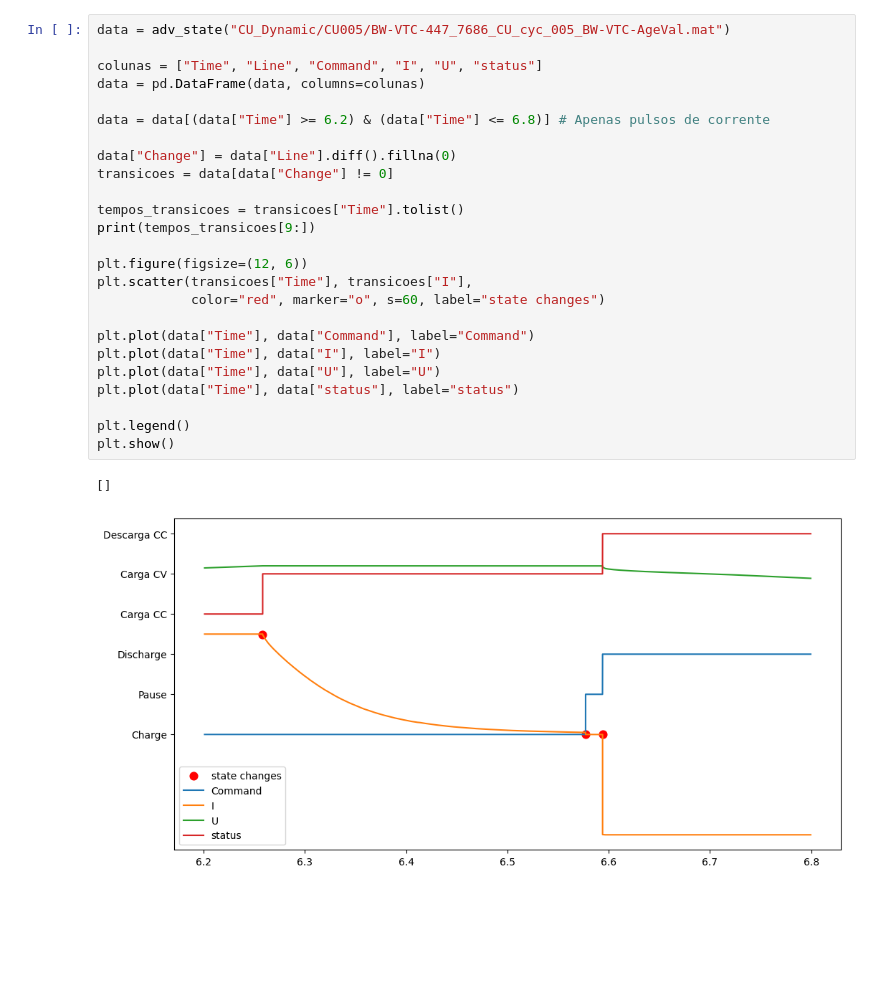
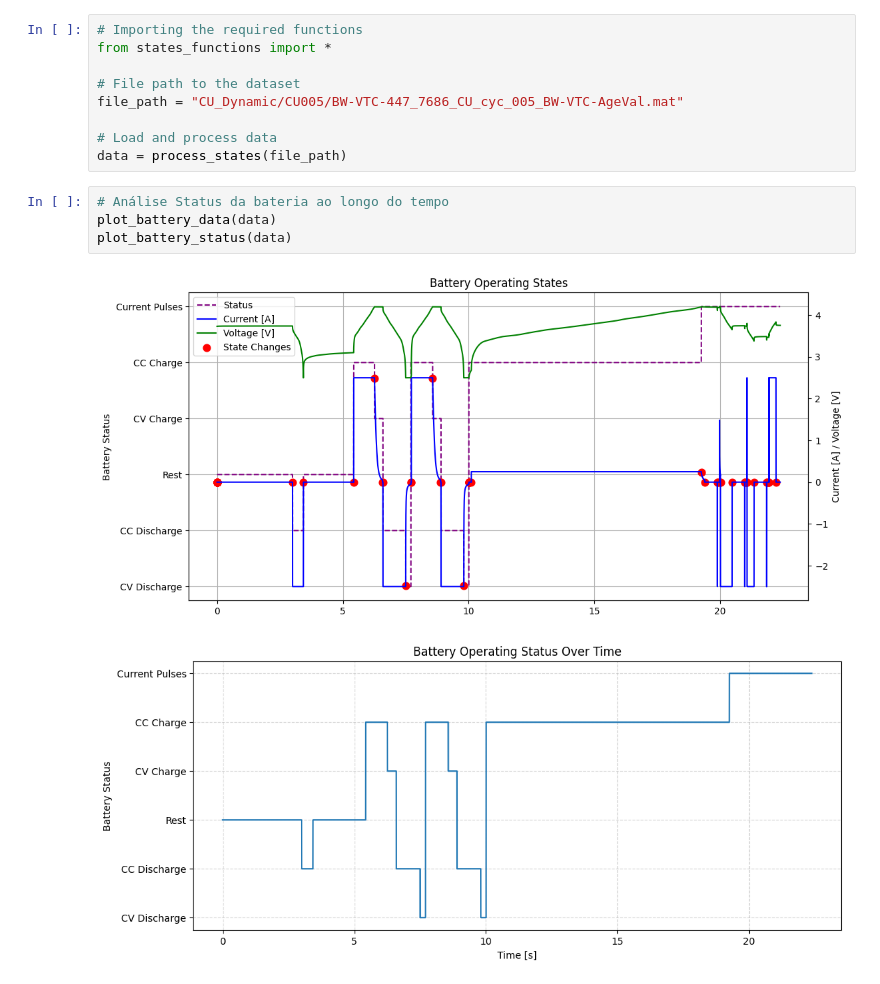
Before and after one commit to gsscala/star_dataset, a Jupyter notebook: cell_state_dataset5/20250827-gdtada-states_baseados_line.ipynb, the cells around one changed output. Drawn from its saved outputs; the diff is of its cells as text; blank space fills up the shorter version.

```diff
--- a/cell_state_dataset5/20250827-gdtada-states_baseados_line.ipynb
+++ b/cell_state_dataset5/20250827-gdtada-states_baseados_line.ipynb
@@ -85,28 +1,16 @@ plt.show()
-# %%
-data = adv_state("CU_Dynamic/CU005/BW-VTC-447_7686_CU_cyc_005_BW-VTC-AgeVal.mat")
-
-colunas = ["Time", "Line", "Command", "I", "U", "status"]
-data = pd.DataFrame(data, columns=colunas)
-
-data = data[(data["Time"] >= 6.2) & (data["Time"] <= 6.8)] # Apenas pulsos de corrente
-
-data["Change"] = data["Line"].diff().fillna(0)
-transicoes = data[data["Change"] != 0]
-
-tempos_transicoes = transicoes["Time"].tolist()
-print(tempos_transicoes[9:])
-
-plt.figure(figsize=(12, 6))
-plt.scatter(transicoes["Time"], transicoes["I"],
-            color="red", marker="o", s=60, label="state changes")
-
-plt.plot(data["Time"], data["Command"], label="Command")
-plt.plot(data["Time"], data["I"], label="I")
-plt.plot(data["Time"], data["U"], label="U")
-plt.plot(data["Time"], data["status"], label="status")
-
-plt.legend()
-plt.show()
-# %% [output]
-[]
-[figure, removed]
+# %%
+# Importing the required functions
+from states_functions import *
+
+# File path to the dataset
+file_path = "CU_Dynamic/CU005/BW-VTC-447_7686_CU_cyc_005_BW-VTC-AgeVal.mat"
+
+# Load and process data
+data = process_states(file_path)
+# %%
+# Análise Status da bateria ao longo do tempo
+plot_battery_data(data)
+plot_battery_status(data)
+# %% [output]
+[figure, added]
+[figure, added]
```
Also changed, not shown: parts of 6 cells of this notebook, 2 other files.
